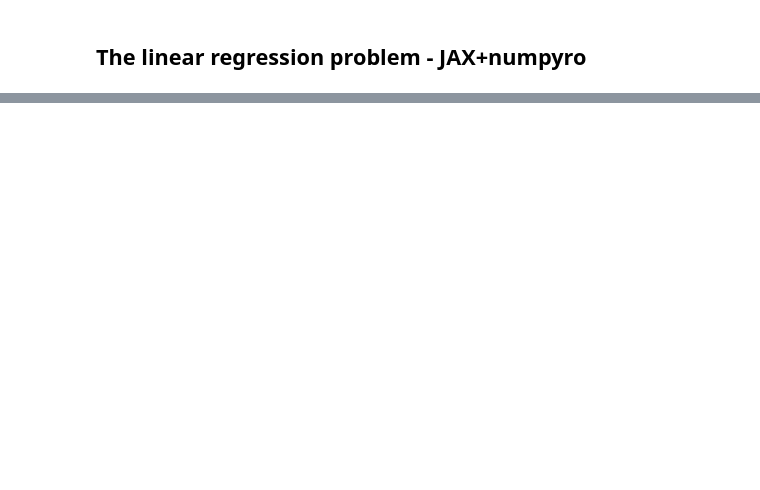
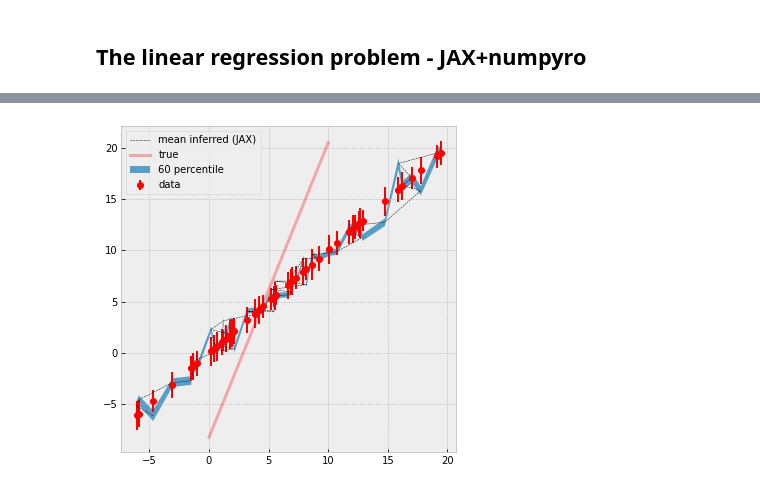
Before and after one commit to srijaniiserprinceton/qdpy-numpyro, a Jupyter notebook: notebooks/linear-regression.ipynb, the cells around one changed output, grey strips where cells are left out. Drawn from its saved outputs; the diff is of its cells as text; code cells hidden in the pictures; blank space fills up the shorter version.

```diff
--- a/notebooks/linear-regression.ipynb
+++ b/notebooks/linear-regression.ipynb
@@ -165,7 +166,8 @@ numpyro.set_platform('gpu')
 # %%
 mean_mu = jnp.mean(posterior_mu, axis=0)
 hpdi_mu = hpdi(posterior_mu, 0.9)
-ax = plot_regression(y, mean_mu, hpdi_mu)
-ax.set(xlabel='Marriage rate', ylabel='Divorce rate', title='Regression line with 90% CI');
+ax = plot_regression(y, mean_mu, hpdi_mu, percentile_val=60)
+# %% [output]
+[figure, added]
 # %%
 ?numpyro.plate
```
Also changed, not shown: parts of 16 cells of this notebook, 1 other file.
